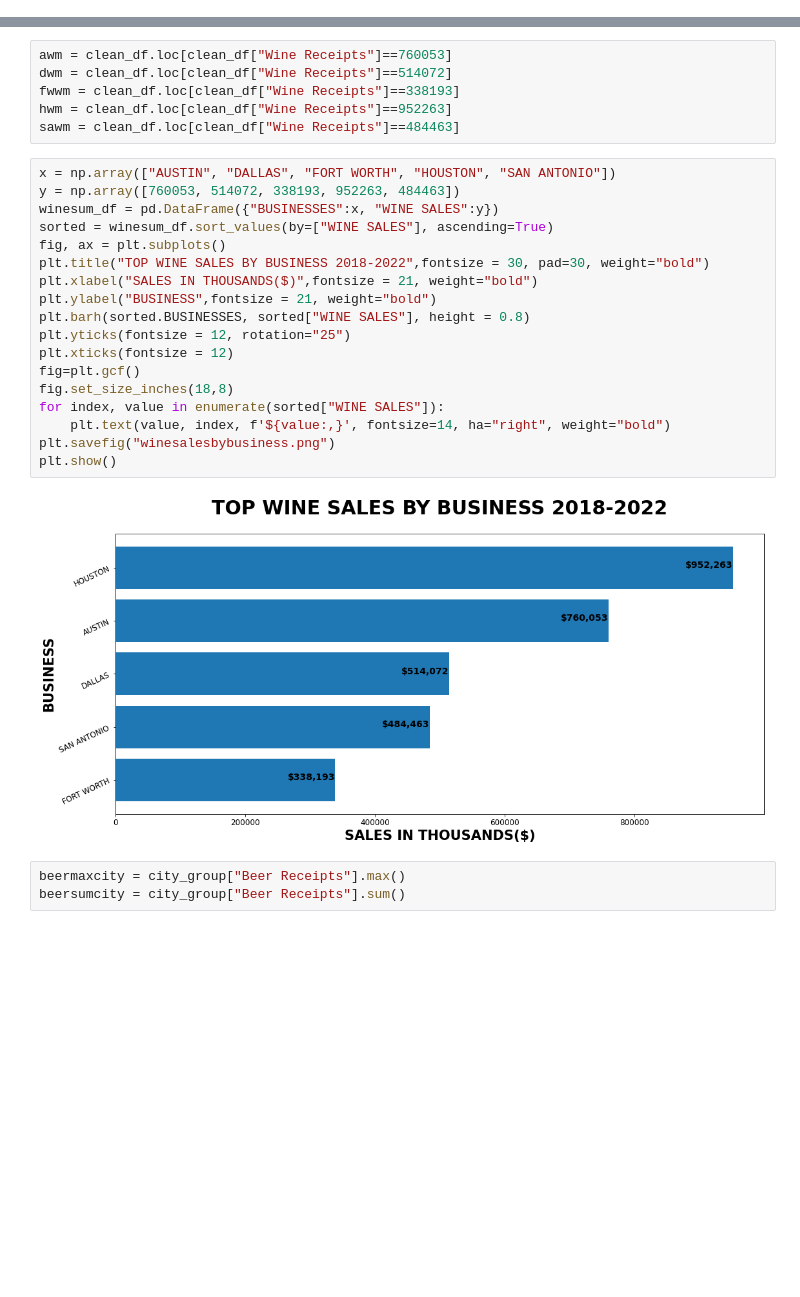
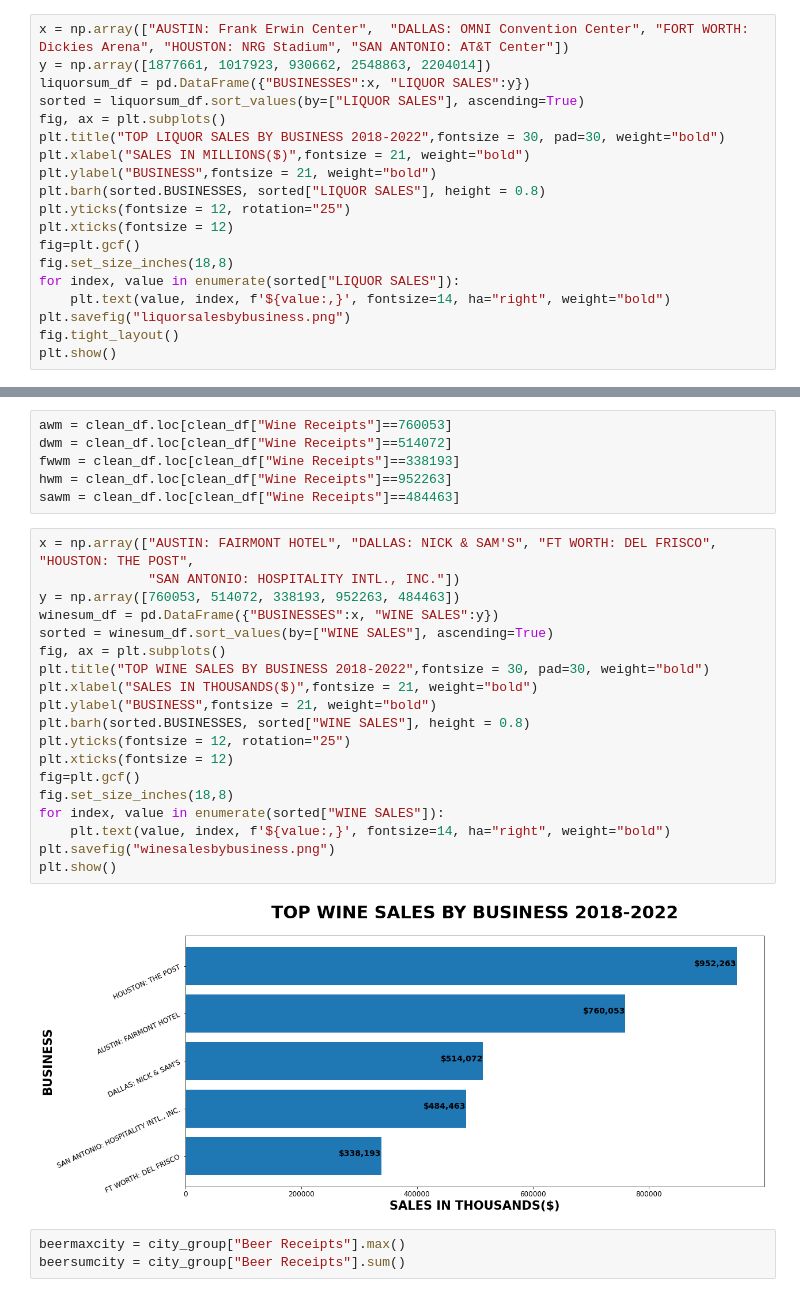
Before and after one commit to DJAMES152/project1, a Jupyter notebook: Untitled.ipynb, the cells around one changed output, grey strips where cells are left out. Drawn from its saved outputs; the diff is of its cells as text; blank space fills up the shorter version.

```diff
--- a/Untitled.ipynb
+++ b/Untitled.ipynb
@@ -215,0 +274,19 @@ salm = clean_df.loc[clean_df["Liquor Receipts"]==2204014]
+# %%
+x = np.array(["AUSTIN: Frank Erwin Center",  "DALLAS: OMNI Convention Center", "FORT WORTH: Dickies Arena", "HOUSTON: NRG Stadium", "SAN ANTONIO: AT&T Center"])
+y = np.array([1877661, 1017923, 930662, 2548863, 2204014])
+liquorsum_df = pd.DataFrame({"BUSINESSES":x, "LIQUOR SALES":y})
+sorted = liquorsum_df.sort_values(by=["LIQUOR SALES"], ascending=True)
+fig, ax = plt.subplots()
+plt.title("TOP LIQUOR SALES BY BUSINESS 2018-2022",fontsize = 30, pad=30, weight="bold")
+plt.xlabel("SALES IN MILLIONS($)",fontsize = 21, weight="bold")
+plt.ylabel("BUSINESS",fontsize = 21, weight="bold")
+plt.barh(sorted.BUSINESSES, sorted["LIQUOR SALES"], height = 0.8)
+plt.yticks(fontsize = 12, rotation="25")
+plt.xticks(fontsize = 12)
+fig=plt.gcf()
+fig.set_size_inches(18,8)
+for index, value in enumerate(sorted["LIQUOR SALES"]):
+    plt.text(value, index, f'${value:,}', fontsize=14, ha="right", weight="bold")
+plt.savefig("liquorsalesbybusiness.png")
+fig.tight_layout()
+plt.show()
@@ -236,25 +315,26 @@ fwwm = clean_df.loc[clean_df["Wine Receipts"]==338193]
 hwm = clean_df.loc[clean_df["Wine Receipts"]==952263]
 sawm = clean_df.loc[clean_df["Wine Receipts"]==484463]
 # %%
-x = np.array(["AUSTIN", "DALLAS", "FORT WORTH", "HOUSTON", "SAN ANTONIO"])
+x = np.array(["AUSTIN: FAIRMONT HOTEL", "DALLAS: NICK & SAM'S", "FT WORTH: DEL FRISCO", "HOUSTON: THE POST",
+              "SAN ANTONIO: HOSPITALITY INTL., INC."])
 y = np.array([760053, 514072, 338193, 952263, 484463])
 winesum_df = pd.DataFrame({"BUSINESSES":x, "WINE SALES":y})
 sorted = winesum_df.sort_values(by=["WINE SALES"], ascending=True)
 fig, ax = plt.subplots()
 plt.title("TOP WINE SALES BY BUSINESS 2018-2022",fontsize = 30, pad=30, weight="bold")
 plt.xlabel("SALES IN THOUSANDS($)",fontsize = 21, weight="bold")
 plt.ylabel("BUSINESS",fontsize = 21, weight="bold")
 plt.barh(sorted.BUSINESSES, sorted["WINE SALES"], height = 0.8)
 plt.yticks(fontsize = 12, rotation="25")
 plt.xticks(fontsize = 12)
 fig=plt.gcf()
 fig.set_size_inches(18,8)
 for index, value in enumerate(sorted["WINE SALES"]):
     plt.text(value, index, f'${value:,}', fontsize=14, ha="right", weight="bold")
 plt.savefig("winesalesbybusiness.png")
 plt.show()
 # %% [output]
-[figure, old version]
+[figure, new version]
 # %%
 beermaxcity = city_group["Beer Receipts"].max()
 beersumcity = city_group["Beer Receipts"].sum()
```
Also changed, not shown: parts of 14 cells of this notebook, 3 other files.
